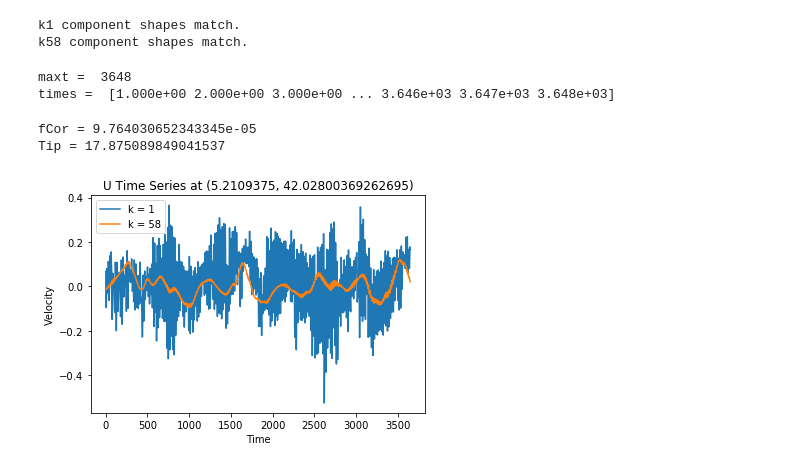
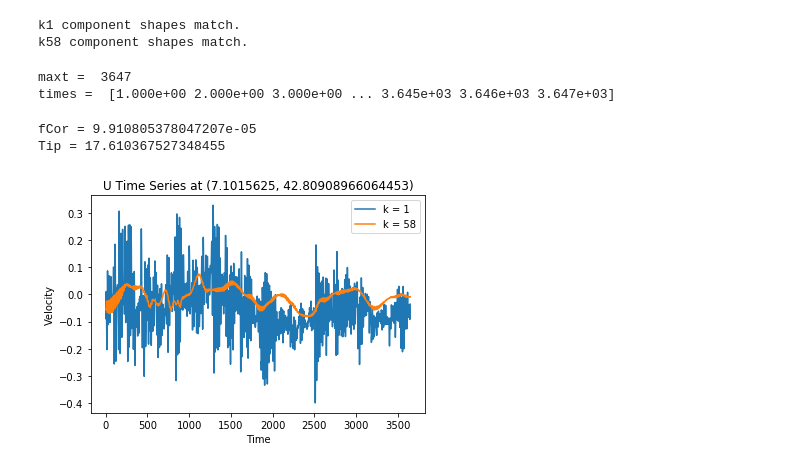
Before and after one commit to mclaret/JISAOinternship, a Jupyter notebook: notebooks/mark/fft_U_V.ipynb, the cells around one changed output. Drawn from its saved outputs; the diff is of its cells as text; code cells hidden in the pictures.

```diff
--- a/notebooks/mark/fft_U_V.ipynb
+++ b/notebooks/mark/fft_U_V.ipynb
@@ -26,55 +27,56 @@ k1 component shapes match.
 k58 component shapes match.
 # %%
 # coordinates to focus on
-x = 200
-y = 50
+#x=275; y=48; t0=0; t1=3648-1  # S1 eddy
+x=321; y=100; t0=0; t1=3648-1  # S2 eddy
+#x=347; y=54; t0=0; t1=3648-1  # S3 eddy
 
 # variables at k=1
-nav_lon = gridU_k1.variables['nav_lon'][y-1, x-1].copy()  # zonal velocities at time zero
-nav_lat = gridU_k1.variables['nav_lat'][y-1, x-1].copy()  # zonal velocities at time zero
-U_t0_k1 = gridU_k1.variables['vozocrtx'][:, 0, y-1, x-1].copy()  # zonal velocities at time zero
-V_t0_k1 = gridV_k1.variables['vomecrty'][:, 0, y-1, x-1].copy()  # meridional velocities at time zero
+nav_lon = gridU_k1.variables['nav_lon'][y-1, x-1].copy()          # longitude
+nav_lat = gridU_k1.variables['nav_lat'][y-1, x-1].copy()          # latitude
+U_k1 = gridU_k1.variables['vozocrtx'][t0:t1, 0, y-1, x-1].copy()  # zonal velocities at time zero
+V_k1 = gridV_k1.variables['vomecrty'][t0:t1, 0, y-1, x-1].copy()  # meridional velocities at time zero
 
 # variables at k=58
-U_t0_k58 = gridU_k58.variables['vozocrtx'][:, 0, y-1, x-1].copy()  # zonal velocities at time zero
-V_t0_k58 = gridV_k58.variables['vomecrty'][:, 0, y-1, x-1].copy()  # meridional velocities at time zero
+U_k58 = gridU_k58.variables['vozocrtx'][t0:t1, 0, y-1, x-1].copy()  # zonal velocities at time zero
+V_k58 = gridV_k58.variables['vomecrty'][t0:t1, 0, y-1, x-1].copy()  # meridional velocities at time zero
 
 gridU_k1.close()
 gridV_k1.close()
 gridU_k58.close()
 gridV_k58.close()
 # %%
-maxt = len(U_t0_k1)
+maxt = len(U_k1)
 dt = 1.0  # 1-hour resolution
 T = (maxt-1)*dt
 times = np.arange(1,maxt+1,1) * 1.0
 print('maxt = ', maxt)
 print('times = ', times)
 # %% [output]
-maxt =  3648
-times =  [1.000e+00 2.000e+00 3.000e+00 ... 3.646e+03 3.647e+03 3.648e+03]
+maxt =  3647
+times =  [1.000e+00 2.000e+00 3.000e+00 ... 3.645e+03 3.646e+03 3.647e+03]
 # %%
 omega = 7.2921e-5
 fCor = 2.*omega*np.sin((nav_lat)/180*np.pi)  # radians/sec
-Tip = ((1./fCor) / 3600) * (2*np.pi)  # hours/cycle
+Tip = ((1./fCor) / 3600) * (2*np.pi)         # hours/cycle
 
 print('fCor =', fCor)
 print('Tip =', Tip)
 # %% [output]
-fCor = 9.764030652343345e-05
-Tip = 17.875089849041537
+fCor = 9.910805378047207e-05
+Tip = 17.610367527348455
 # %%
 # plot time series of U
 plt.figure()
-plt.plot(times, U_t0_k1, label='k = 1')
-plt.plot(times, U_t0_k58, label='k = 58')
+plt.plot(times, U_k1, label='k = 1')
+plt.plot(times, U_k58, label='k = 58')
 #plt.xlim(0,400)
 
 # plot labels
 plt.title('U Time Series at ({}, {})'.format(nav_lon, nav_lat))
 plt.xlabel('Time')
 plt.ylabel('Velocity')
 plt.legend()
 plt.show()
 # %% [output]
-[figure, old version]
+[figure, new version]
```
Also changed, not shown: parts of 7 cells of this notebook, 1 other file.
